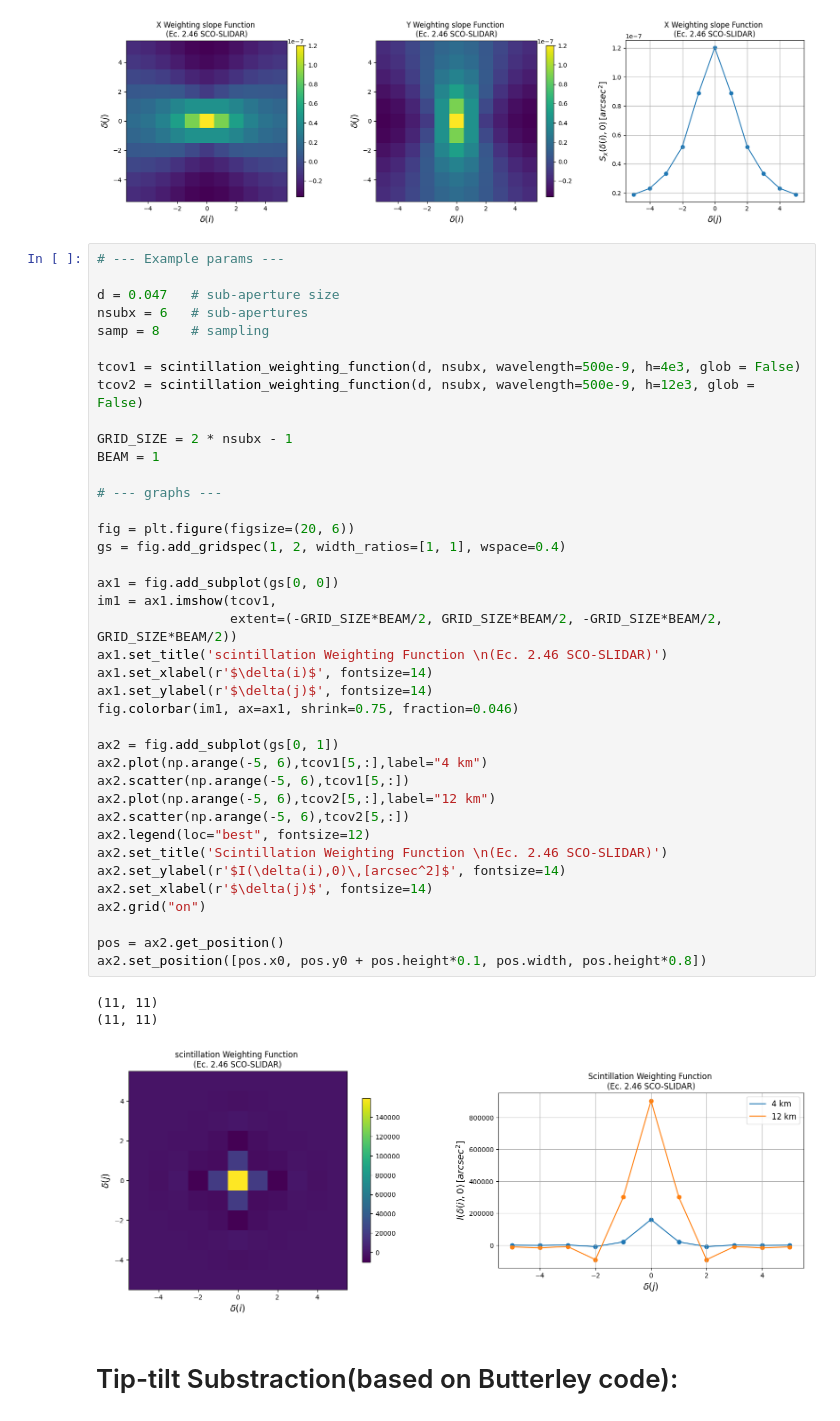
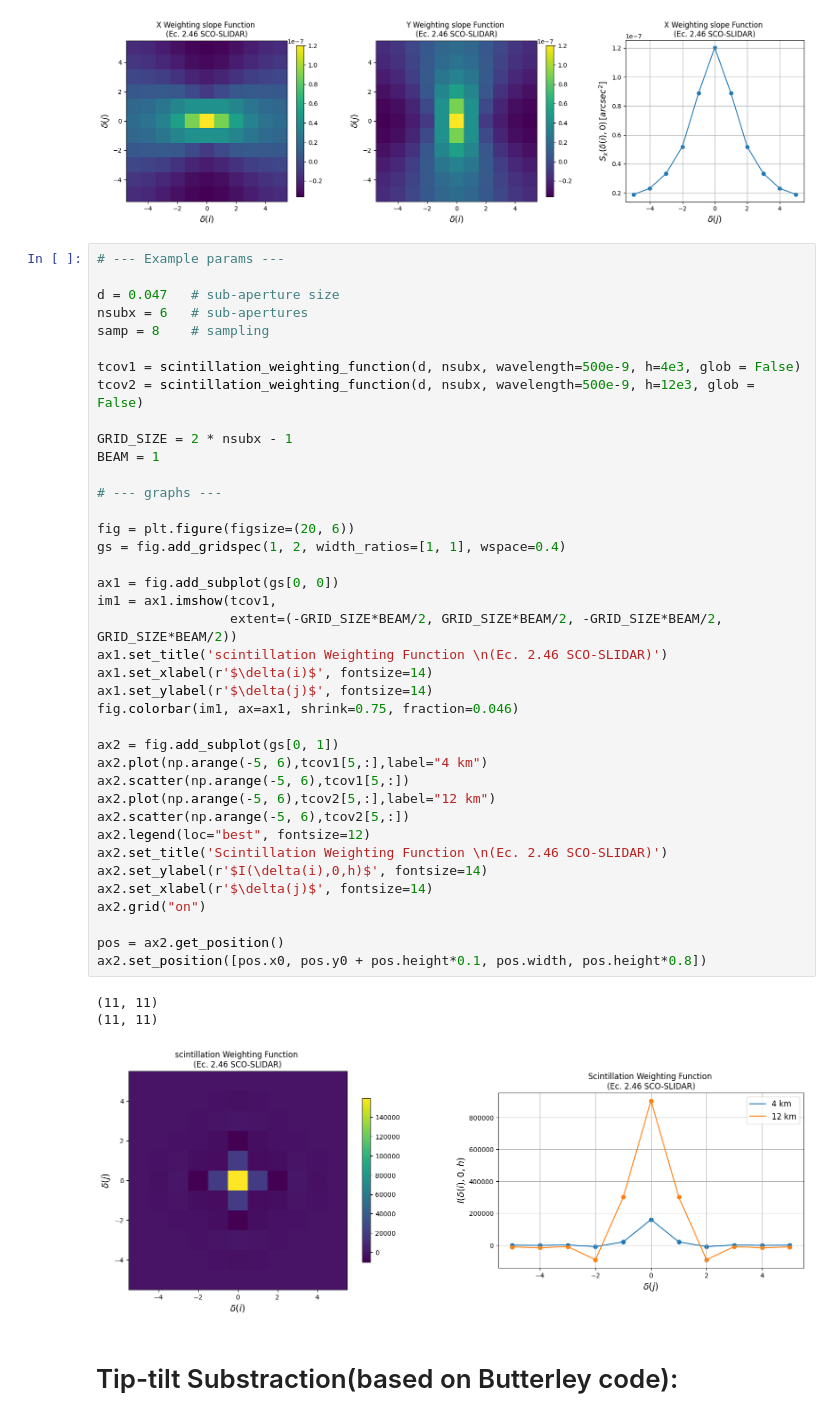
Before and after one commit to max005500/AlgorithmTest, a Jupyter notebook: AlgorithmTest.ipynb, the cells around one changed output. Cells and saved outputs as stored; diff of their text form.

```diff
--- a/AlgorithmTest.ipynb
+++ b/AlgorithmTest.ipynb
@@ -579,35 +579,35 @@ GRID_SIZE = 2 * nsubx - 1
 BEAM = 1
 
 # --- graphs ---
 
 fig = plt.figure(figsize=(20, 6))
 gs = fig.add_gridspec(1, 2, width_ratios=[1, 1], wspace=0.4)
 
 ax1 = fig.add_subplot(gs[0, 0])
 im1 = ax1.imshow(tcov1,
                  extent=(-GRID_SIZE*BEAM/2, GRID_SIZE*BEAM/2, -GRID_SIZE*BEAM/2, GRID_SIZE*BEAM/2))
 ax1.set_title('scintillation Weighting Function \n(Ec. 2.46 SCO-SLIDAR)')
 ax1.set_xlabel(r'$\delta(i)$', fontsize=14)
 ax1.set_ylabel(r'$\delta(j)$', fontsize=14)
 fig.colorbar(im1, ax=ax1, shrink=0.75, fraction=0.046)
 
 ax2 = fig.add_subplot(gs[0, 1])
 ax2.plot(np.arange(-5, 6),tcov1[5,:],label="4 km")
 ax2.scatter(np.arange(-5, 6),tcov1[5,:])
 ax2.plot(np.arange(-5, 6),tcov2[5,:],label="12 km")
 ax2.scatter(np.arange(-5, 6),tcov2[5,:])
 ax2.legend(loc="best", fontsize=12)
 ax2.set_title('Scintillation Weighting Function \n(Ec. 2.46 SCO-SLIDAR)')
-ax2.set_ylabel(r'$I(\delta(i),0)\,[arcsec^2]$', fontsize=14)
+ax2.set_ylabel(r'$I(\delta(i),0,h)$', fontsize=14)
 ax2.set_xlabel(r'$\delta(j)$', fontsize=14)
 ax2.grid("on")
 
 pos = ax2.get_position()
 ax2.set_position([pos.x0, pos.y0 + pos.height*0.1, pos.width, pos.height*0.8])
 # %% [output]
 (11, 11)
 (11, 11)
-[figure, old version]
+[figure, new version]
 # %% [markdown]
 # Tip-tilt Substraction(based on Butterley code):
 # %%
```
